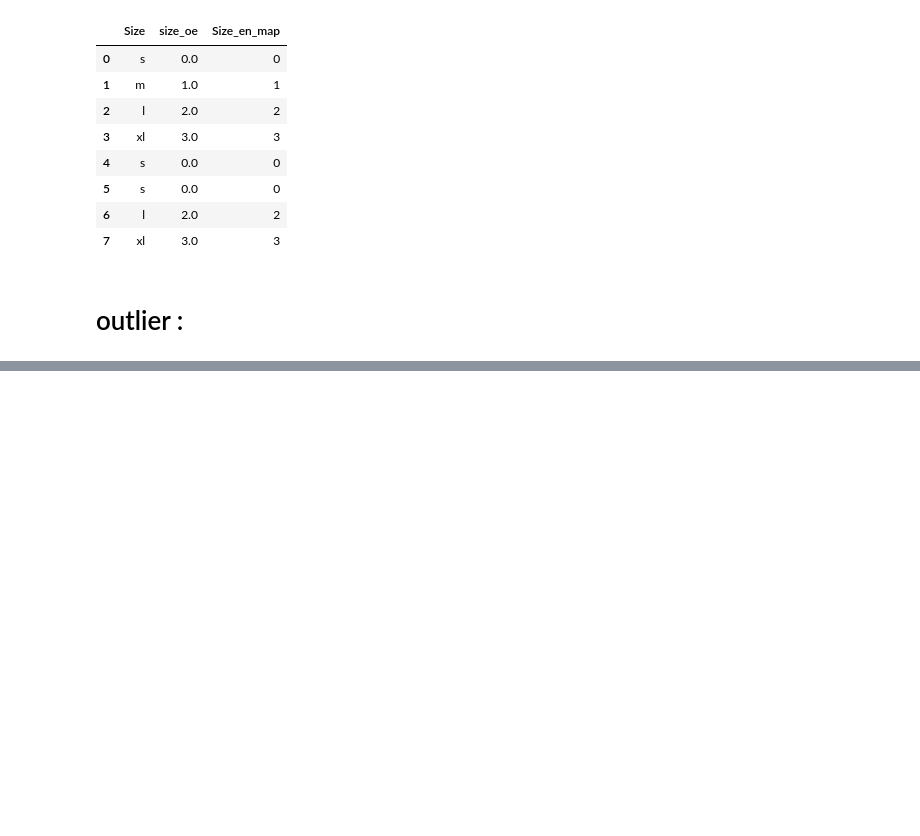
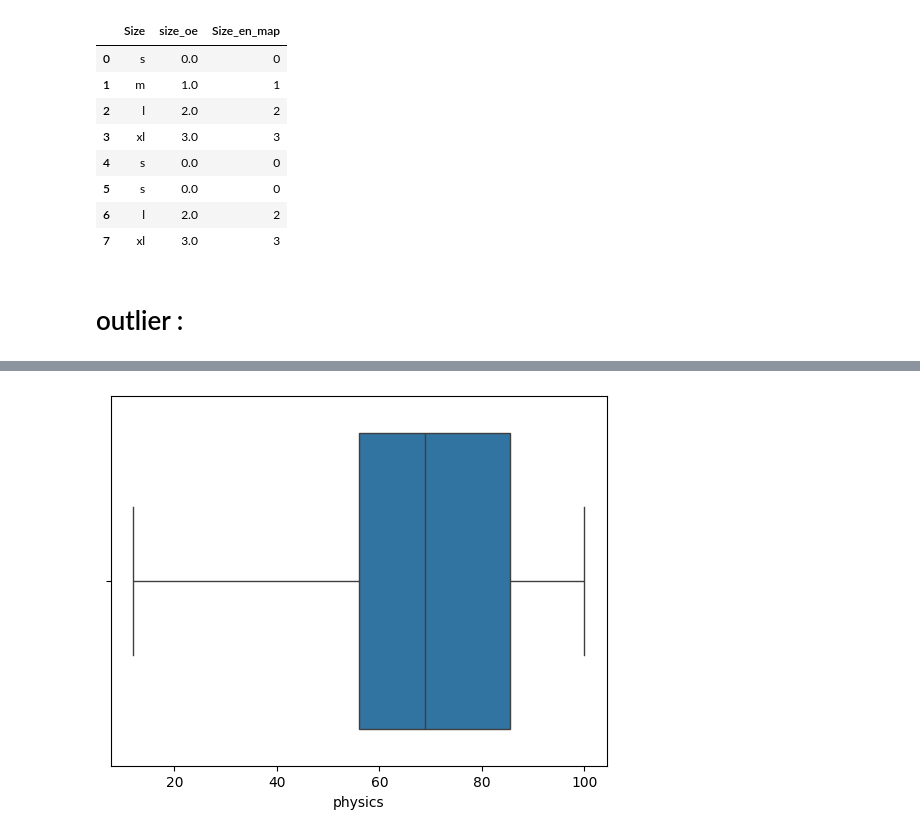
Before and after one commit to anjali801/AI-and-Machine-Learning-, a Jupyter notebook: MachineLearning.ipynb, the cells around one changed output, grey strips where cells are left out. Saved outputs shown, nothing was run; the diff lists cells and outputs as text; code cells hidden in the pictures; blank space fills up the shorter version.

```diff
--- a/MachineLearning.ipynb
+++ b/MachineLearning.ipynb
@@ -506,0 +511,4 @@ df
+# %%
+url = "https://raw.githubusercontent.com/anjali801/Data-science-45-internship/main/student-data.json"
+dataset = pd.read_json(url)
+dataset.to_csv("data.csv")
@@ -506,0 +564,5 @@ df
+# %%
+sns.boxplot(x = "physics" , data = dataset)
+plt.show()
+# %% [output]
+[figure, added]
```
Also changed, not shown: parts of 14 cells of this notebook.
